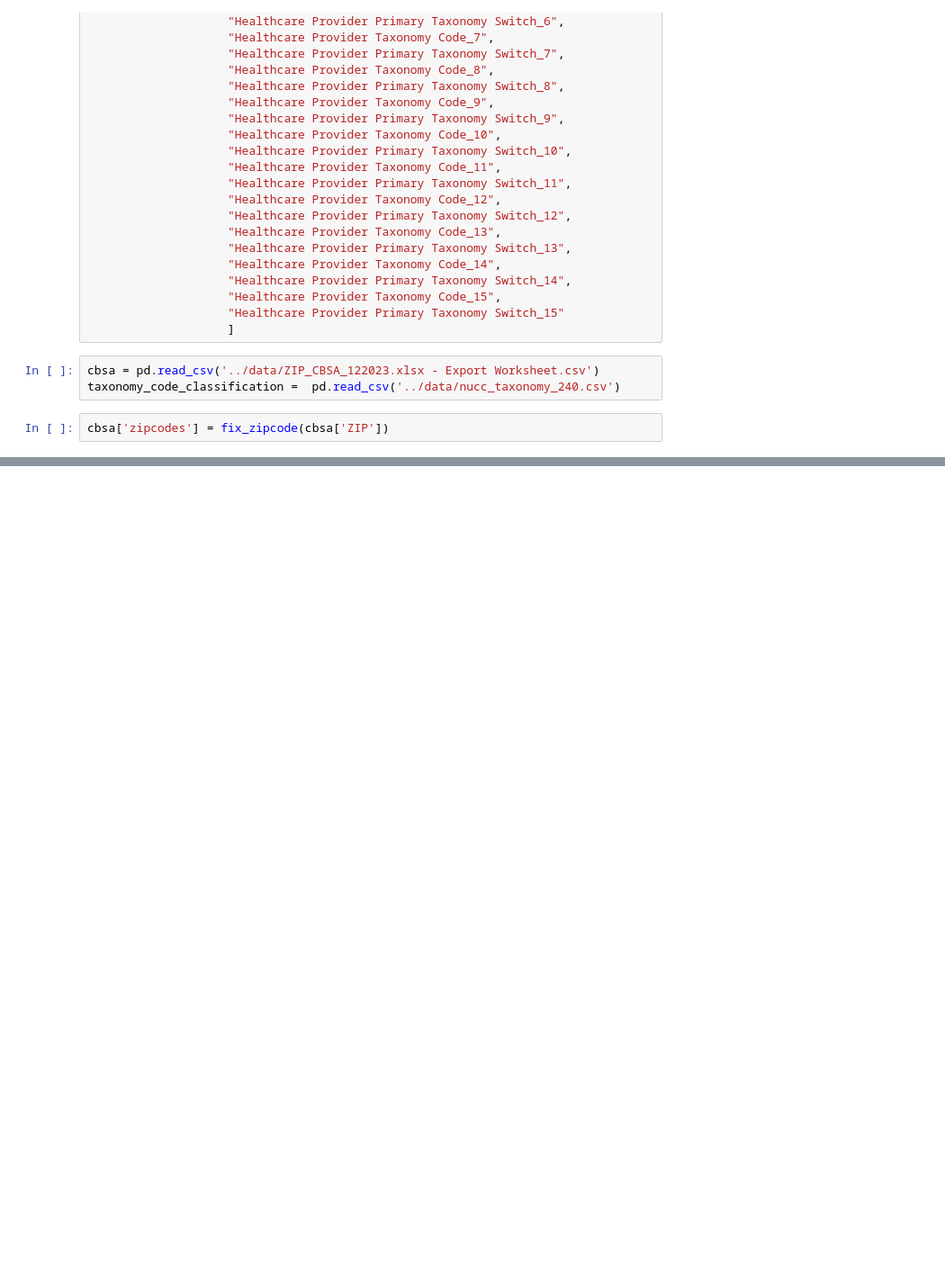
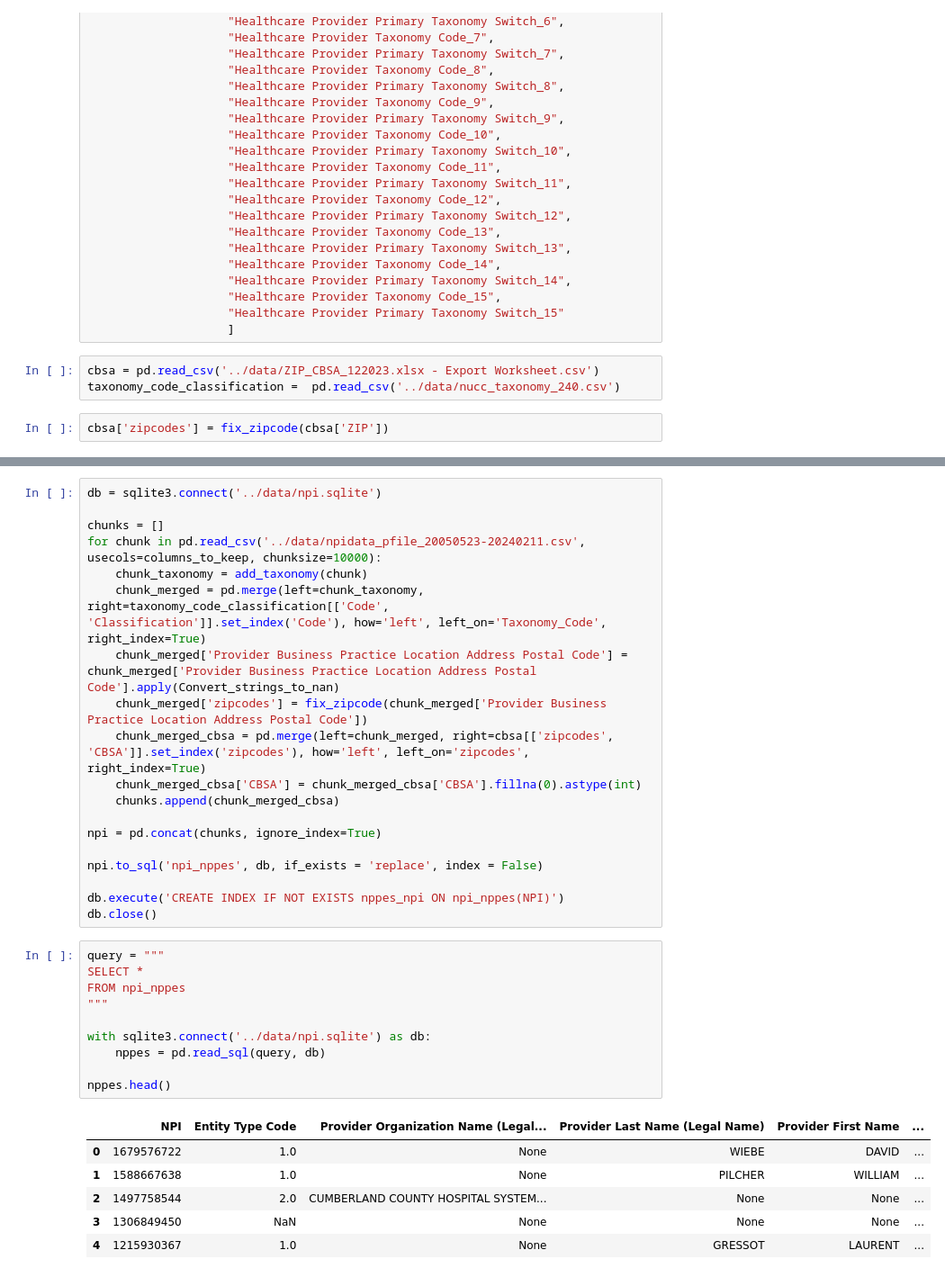
Before and after one commit to KagonDeans/hop-team, a Jupyter notebook: notebook/kd_hop_cleaning_1.ipynb, the cells around one changed output, grey strips where cells are left out. Shown: that part at 90% size. Saved outputs shown, nothing was run; the diff lists cells and outputs as text; blank space fills up the shorter version.

```diff
--- a/notebook/kd_hop_cleaning_1.ipynb
+++ b/notebook/kd_hop_cleaning_1.ipynb
@@ -142,3 +114,39 @@ hop
+# %%
+db = sqlite3.connect('../data/npi.sqlite')
+
+chunks = []
+for chunk in pd.read_csv('../data/npidata_pfile_20050523-20240211.csv', usecols=columns_to_keep, chunksize=10000):
+    chunk_taxonomy = add_taxonomy(chunk)
+    chunk_merged = pd.merge(left=chunk_taxonomy, right=taxonomy_code_classification[['Code', 'Classification']].set_index('Code'), how='left', left_on='Taxonomy_Code', right_index=True)
+    chunk_merged['Provider Business Practice Location Address Postal Code'] = chunk_merged['Provider Business Practice Location Address Postal Code'].apply(Convert_strings_to_nan)
+    chunk_merged['zipcodes'] = fix_zipcode(chunk_merged['Provider Business Practice Location Address Postal Code'])
+    chunk_merged_cbsa = pd.merge(left=chunk_merged, right=cbsa[['zipcodes', 'CBSA']].set_index('zipcodes'), how='left', left_on='zipcodes', right_index=True)
+    chunk_merged_cbsa['CBSA'] = chunk_merged_cbsa['CBSA'].fillna(0).astype(int)
+    chunks.append(chunk_merged_cbsa)
+
+npi = pd.concat(chunks, ignore_index=True)
+
+npi.to_sql('npi_nppes', db, if_exists = 'replace', index = False)
+
+db.execute('CREATE INDEX IF NOT EXISTS nppes_npi ON npi_nppes(NPI)')
+db.close()
+# %%
+query = """
+SELECT *
+FROM npi_nppes
+"""
+
+with sqlite3.connect('../data/npi.sqlite') as db:
+    nppes = pd.read_sql(query, db)
+
+nppes.head()
+# %% [output]
+|  | NPI | Entity Type Code | Provider Organization Name (Legal... | Provider Last Name (Legal Name) | Provider First Name | ... |
+| 0 | 1679576722 | 1.0 | None | WIEBE | DAVID | ... |
+| 1 | 1588667638 | 1.0 | None | PILCHER | WILLIAM | ... |
+| 2 | 1497758544 | 2.0 | CUMBERLAND COUNTY HOSPITAL SYSTEM... | None | None | ... |
+| 3 | 1306849450 | NaN | None | None | None | ... |
+| 4 | 1215930367 | 1.0 | None | GRESSOT | LAURENT | ... |
 # %%
 # #db = sqlite3.connect('data/npi.sqlite')
 # for chunk in pd.read_csv('data/NPPES_Data_Dissemination_February_2024/npidata_pfile_20050523-20240211.csv',
```
Also changed, not shown: parts of 13 cells of this notebook.
